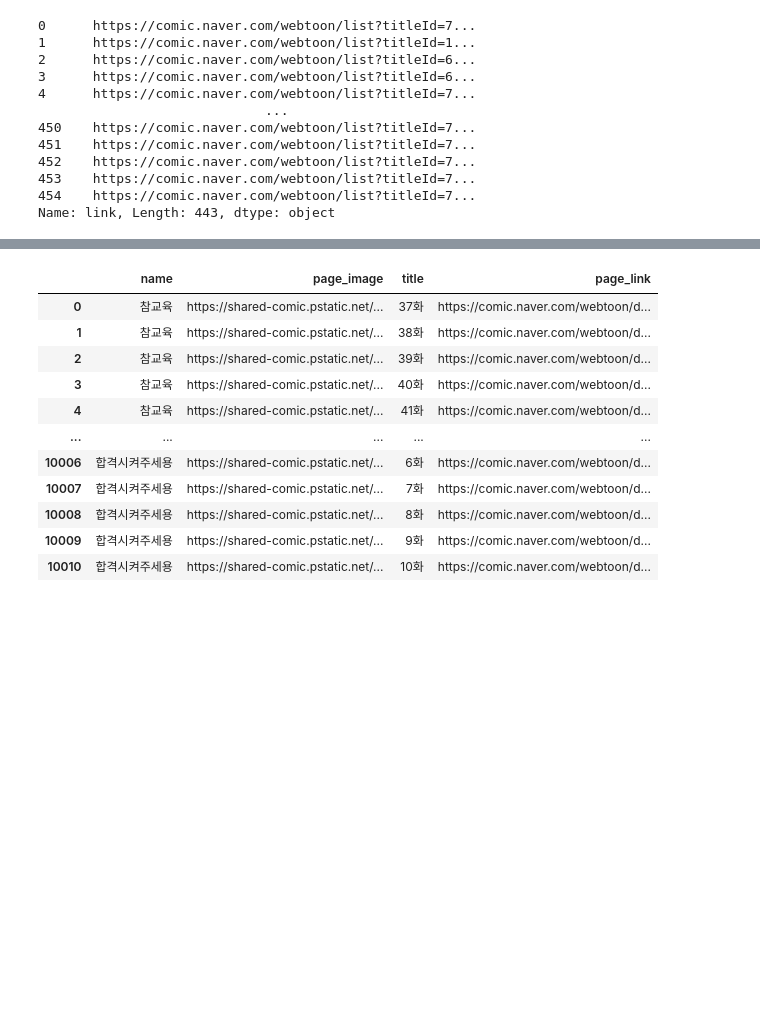
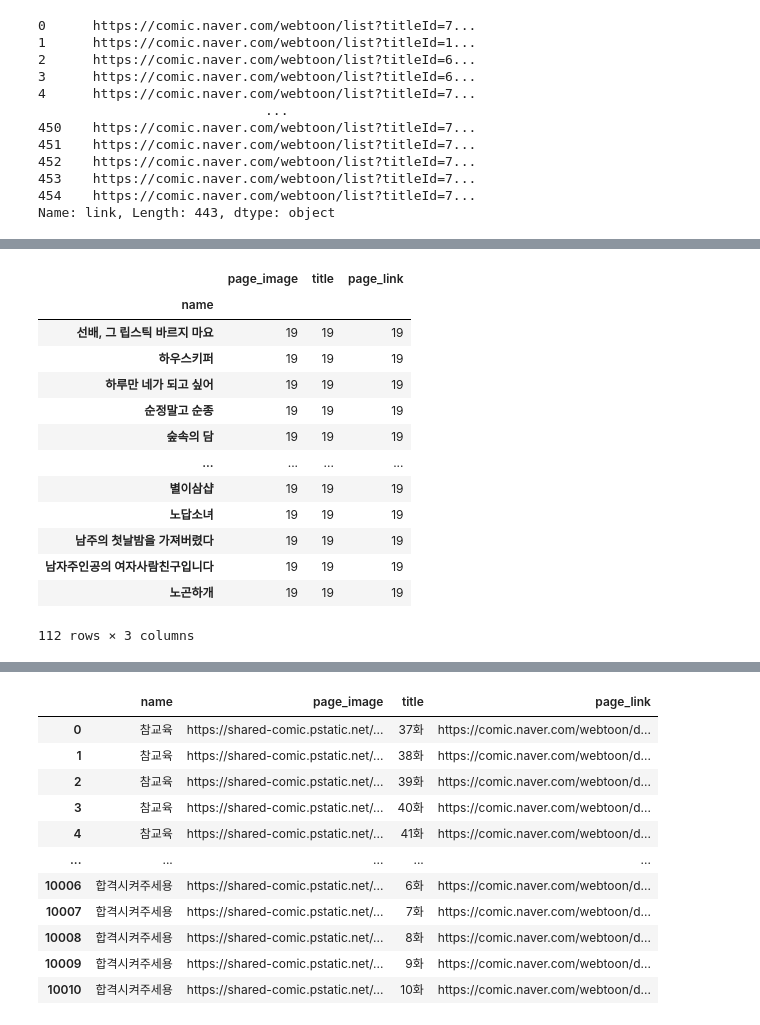
Before and after one commit to jlijs0265/3jo_project, a Jupyter notebook: 크롤링/KEY68 누락데이터 보충.ipynb, the cells around one changed output, grey strips where cells are left out. Cells and saved outputs as stored; diff of their text form; code cells hidden in the pictures; blank space fills up the shorter version.

```diff
--- a/크롤링/KEY68 누락데이터 보충.ipynb
+++ b/크롤링/KEY68 누락데이터 보충.ipynb
@@ -238,0 +460,17 @@ for link in titleId:
+# %%
+image_table.groupby('name').count().sort_values('title').loc[image_table.groupby('name').count().sort_values('title')['title']==19]
+# %% [output]
+|  | page_image | title | page_link |
+| name |  |  |  |
+| 선배, 그 립스틱 바르지 마요 | 19 | 19 | 19 |
+| 하우스키퍼 | 19 | 19 | 19 |
+| 하루만 네가 되고 싶어 | 19 | 19 | 19 |
+| 순정말고 순종 | 19 | 19 | 19 |
+| 숲속의 담 | 19 | 19 | 19 |
+| ... | ... | ... | ... |
+| 별이삼샵 | 19 | 19 | 19 |
+| 노답소녀 | 19 | 19 | 19 |
+| 남주의 첫날밤을 가져버렸다 | 19 | 19 | 19 |
+| 남자주인공의 여자사람친구입니다 | 19 | 19 | 19 |
+| 노곤하개 | 19 | 19 | 19 |
+112 rows × 3 columns
```
Also changed, not shown: parts of 27 cells of this notebook, 1 other file.
